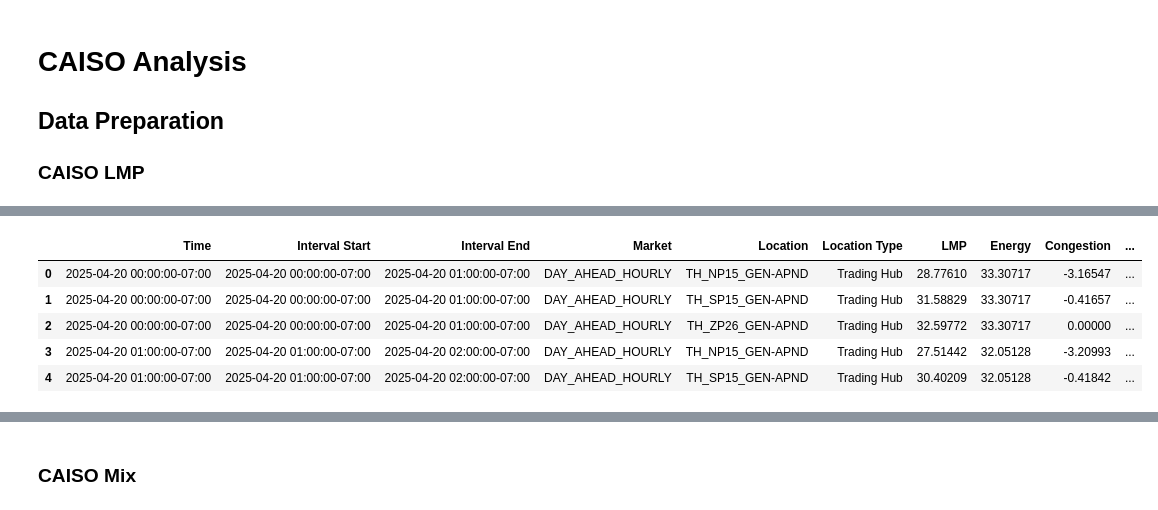
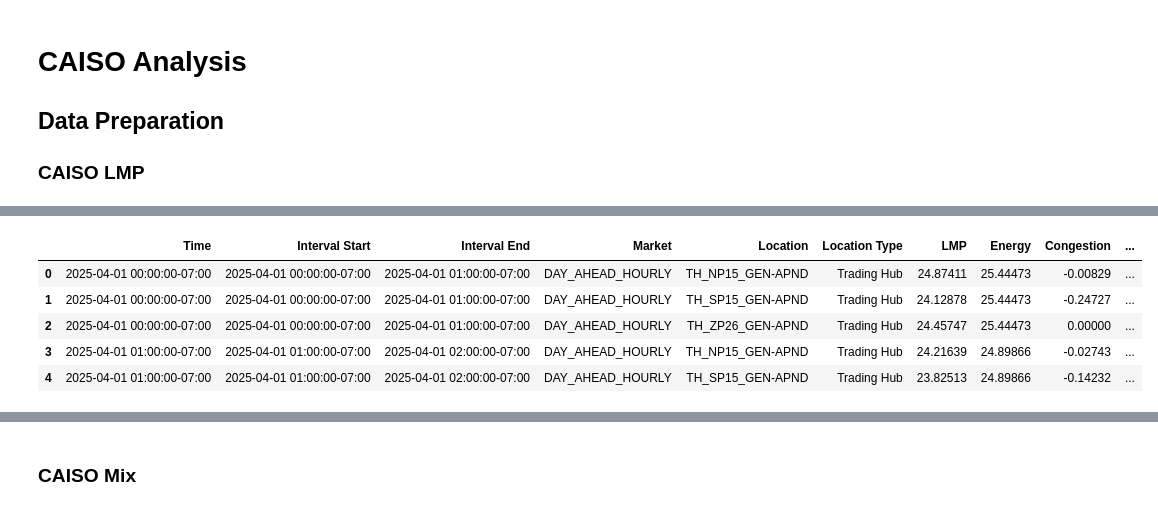
Before and after one commit to ChuhanShi/CAISO_LMP, a Jupyter notebook: powermarketprice.ipynb, the cells around one changed output, grey strips where cells are left out. Drawn from its saved outputs; the diff is of its cells as text; code cells hidden in the pictures.

```diff
--- a/powermarketprice.ipynb
+++ b/powermarketprice.ipynb
@@ -108,7 +76,7 @@ import plotly.express as px
 # %%
 caiso = gridstatus.CAISO()
 
-start = pd.Timestamp("April 20, 2025").normalize()
+start = pd.Timestamp("April 1, 2025").normalize()
 end = pd.Timestamp.now().normalize()
 
 locations = ["TH_NP15_GEN-APND", "TH_SP15_GEN-APND", "TH_ZP26_GEN-APND"]
@@ -125,9 +95,9 @@ lmp_df.head()
 |  | Time | Interval Start | Interval End | Market | Location | Location Type | LMP | Energy | Congestion | ... |
-| 0 | 2025-04-20 00:00:00-07:00 | 2025-04-20 00:00:00-07:00 | 2025-04-20 01:00:00-07:00 | DAY_AHEAD_HOURLY | TH_NP15_GEN-APND | Trading Hub | 28.77610 | 33.30717 | -3.16547 | ... |
-| 1 | 2025-04-20 00:00:00-07:00 | 2025-04-20 00:00:00-07:00 | 2025-04-20 01:00:00-07:00 | DAY_AHEAD_HOURLY | TH_SP15_GEN-APND | Trading Hub | 31.58829 | 33.30717 | -0.41657 | ... |
-| 2 | 2025-04-20 00:00:00-07:00 | 2025-04-20 00:00:00-07:00 | 2025-04-20 01:00:00-07:00 | DAY_AHEAD_HOURLY | TH_ZP26_GEN-APND | Trading Hub | 32.59772 | 33.30717 | 0.00000 | ... |
-| 3 | 2025-04-20 01:00:00-07:00 | 2025-04-20 01:00:00-07:00 | 2025-04-20 02:00:00-07:00 | DAY_AHEAD_HOURLY | TH_NP15_GEN-APND | Trading Hub | 27.51442 | 32.05128 | -3.20993 | ... |
-| 4 | 2025-04-20 01:00:00-07:00 | 2025-04-20 01:00:00-07:00 | 2025-04-20 02:00:00-07:00 | DAY_AHEAD_HOURLY | TH_SP15_GEN-APND | Trading Hub | 30.40209 | 32.05128 | -0.41842 | ... |
+| 0 | 2025-04-01 00:00:00-07:00 | 2025-04-01 00:00:00-07:00 | 2025-04-01 01:00:00-07:00 | DAY_AHEAD_HOURLY | TH_NP15_GEN-APND | Trading Hub | 24.87411 | 25.44473 | -0.00829 | ... |
+| 1 | 2025-04-01 00:00:00-07:00 | 2025-04-01 00:00:00-07:00 | 2025-04-01 01:00:00-07:00 | DAY_AHEAD_HOURLY | TH_SP15_GEN-APND | Trading Hub | 24.12878 | 25.44473 | -0.24727 | ... |
+| 2 | 2025-04-01 00:00:00-07:00 | 2025-04-01 00:00:00-07:00 | 2025-04-01 01:00:00-07:00 | DAY_AHEAD_HOURLY | TH_ZP26_GEN-APND | Trading Hub | 24.45747 | 25.44473 | 0.00000 | ... |
+| 3 | 2025-04-01 01:00:00-07:00 | 2025-04-01 01:00:00-07:00 | 2025-04-01 02:00:00-07:00 | DAY_AHEAD_HOURLY | TH_NP15_GEN-APND | Trading Hub | 24.21639 | 24.89866 | -0.02743 | ... |
+| 4 | 2025-04-01 01:00:00-07:00 | 2025-04-01 01:00:00-07:00 | 2025-04-01 02:00:00-07:00 | DAY_AHEAD_HOURLY | TH_SP15_GEN-APND | Trading Hub | 23.82513 | 24.89866 | -0.14232 | ... |
 # %%
 negative_lmps = lmp_df[lmp_df["LMP"] < 0].set_index("Time")
 negative_per_day = (
```
Also changed, not shown: parts of 50 cells of this notebook.
